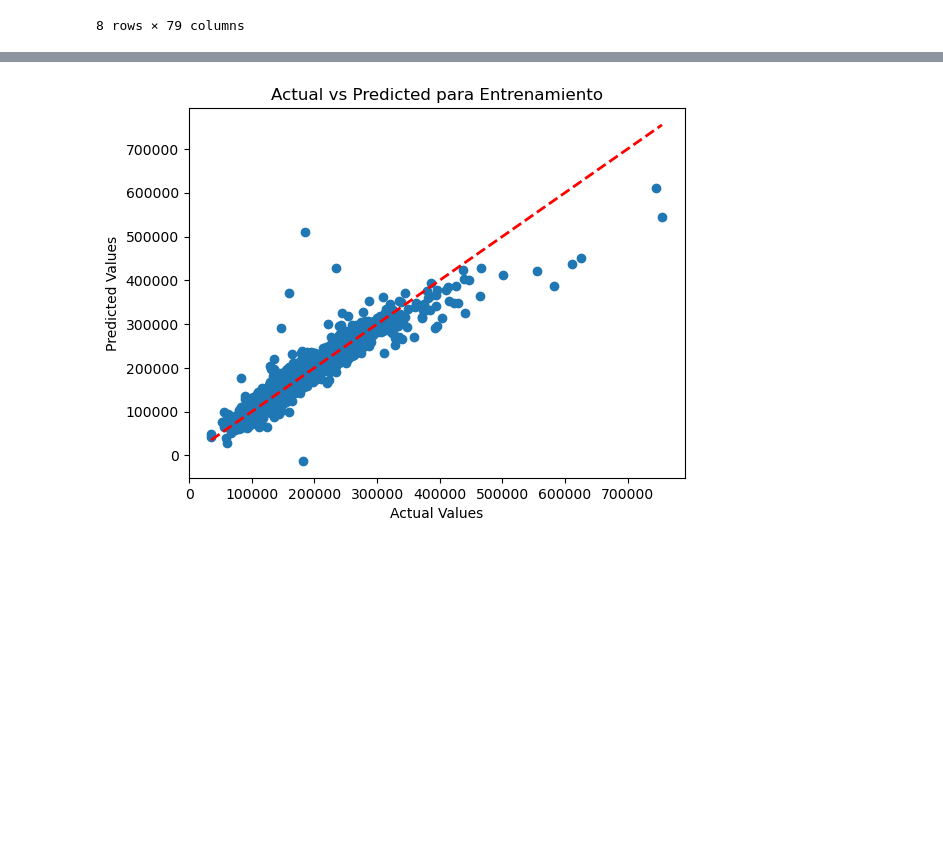
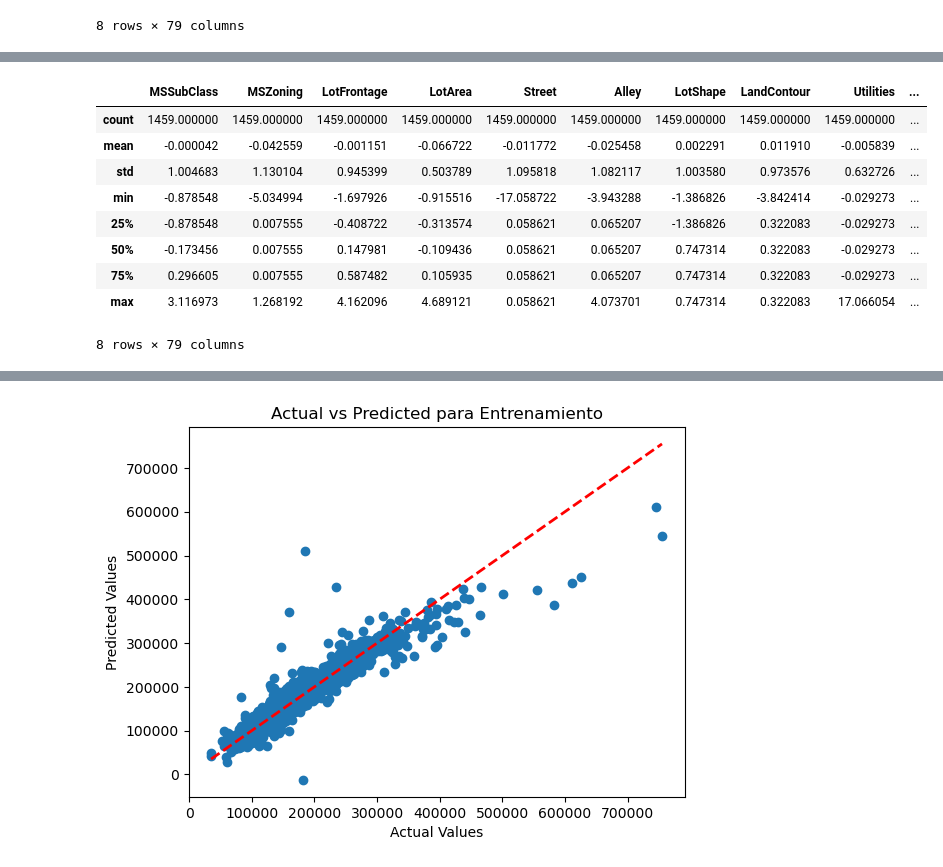
Before and after one commit to navah-enrique/APD-tarea3, a Jupyter notebook: notebooks/MGE_01_tarea_Enrique_Nava.ipynb, the cells around one changed output, grey strips where cells are left out. Cells and saved outputs as stored; diff of their text form; code cells hidden in the pictures; blank space fills up the shorter version.

```diff
--- a/notebooks/MGE_01_tarea_Enrique_Nava.ipynb
+++ b/notebooks/MGE_01_tarea_Enrique_Nava.ipynb
@@ -307,3 +341,16 @@ Train_X_std.describe()
+# %%
+Test2_X_std.describe()
+# %% [output]
+|  | MSSubClass | MSZoning | LotFrontage | LotArea | Street | Alley | LotShape | LandContour | Utilities | ... |
+| count | 1459.000000 | 1459.000000 | 1459.000000 | 1459.000000 | 1459.000000 | 1459.000000 | 1459.000000 | 1459.000000 | 1459.000000 | ... |
+| mean | -0.000042 | -0.042559 | -0.001151 | -0.066722 | -0.011772 | -0.025458 | 0.002291 | 0.011910 | -0.005839 | ... |
+| std | 1.004683 | 1.130104 | 0.945399 | 0.503789 | 1.095818 | 1.082117 | 1.003580 | 0.973576 | 0.632726 | ... |
+| min | -0.878548 | -5.034994 | -1.697926 | -0.915516 | -17.058722 | -3.943288 | -1.386826 | -3.842414 | -0.029273 | ... |
+| 25% | -0.878548 | 0.007555 | -0.408722 | -0.313574 | 0.058621 | 0.065207 | -1.386826 | 0.322083 | -0.029273 | ... |
+| 50% | -0.173456 | 0.007555 | 0.147981 | -0.109436 | 0.058621 | 0.065207 | 0.747314 | 0.322083 | -0.029273 | ... |
+| 75% | 0.296605 | 0.007555 | 0.587482 | 0.105935 | 0.058621 | 0.065207 | 0.747314 | 0.322083 | -0.029273 | ... |
+| max | 3.116973 | 1.268192 | 4.162096 | 4.689121 | 0.058621 | 4.073701 | 0.747314 | 0.322083 | 17.066054 | ... |
+8 rows × 79 columns
 # %%
 #Modelo 1
 #Ejecutamos Regresion Lineal (sin hacer feature selection ni eliminando multicolinealidad)
```
Also changed, not shown: parts of 5 cells of this notebook, 3 other files.
